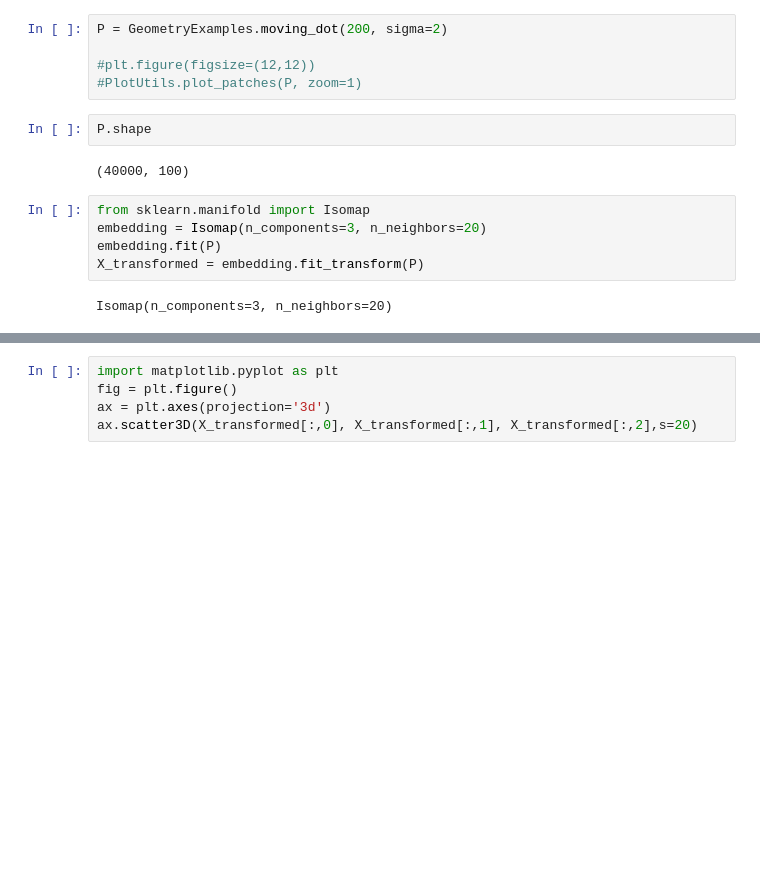
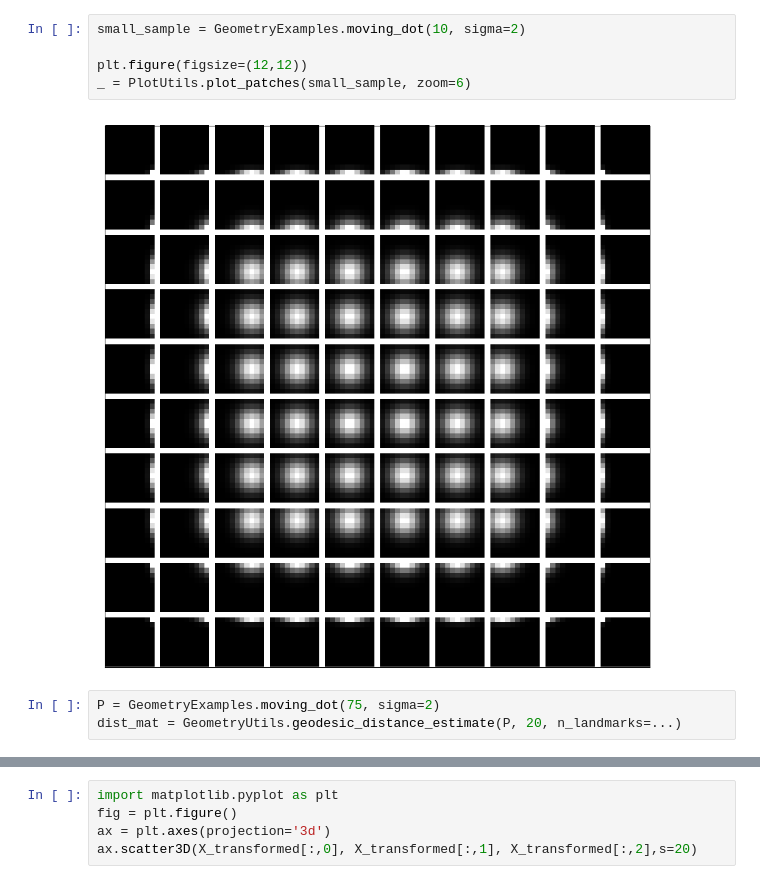
Before and after one commit to mtsch/DREiMac, a Jupyter notebook: docs/notebooks/movingDot.ipynb, the cells around one changed output, grey strips where cells are left out. Saved outputs shown, nothing was run; the diff lists cells and outputs as text; blank space fills up the shorter version.

```diff
--- a/docs/notebooks/movingDot.ipynb
+++ b/docs/notebooks/movingDot.ipynb
@@ -15,16 +10,10 @@ The autoreload extension is already loaded. To reload it, use:
 # %%
-P = GeometryExamples.moving_dot(200, sigma=2)
+small_sample = GeometryExamples.moving_dot(10, sigma=2)
 
-#plt.figure(figsize=(12,12))
-#PlotUtils.plot_patches(P, zoom=1)
+plt.figure(figsize=(12,12))
+_ = PlotUtils.plot_patches(small_sample, zoom=6)
+# %% [output]
+[figure, added]
-# %%
-P.shape
-# %% [output]
-(40000, 100)
-# %%
-from sklearn.manifold import Isomap
-embedding = Isomap(n_components=3, n_neighbors=20)
-embedding.fit(P)
-X_transformed = embedding.fit_transform(P)
-# %% [output]
-Isomap(n_components=3, n_neighbors=20)
+# %%
+P = GeometryExamples.moving_dot(75, sigma=2)
+dist_mat = GeometryUtils.geodesic_distance_estimate(P, 20, n_landmarks=...)
```
Also changed, not shown: parts of 14 cells of this notebook, 7 other files.
